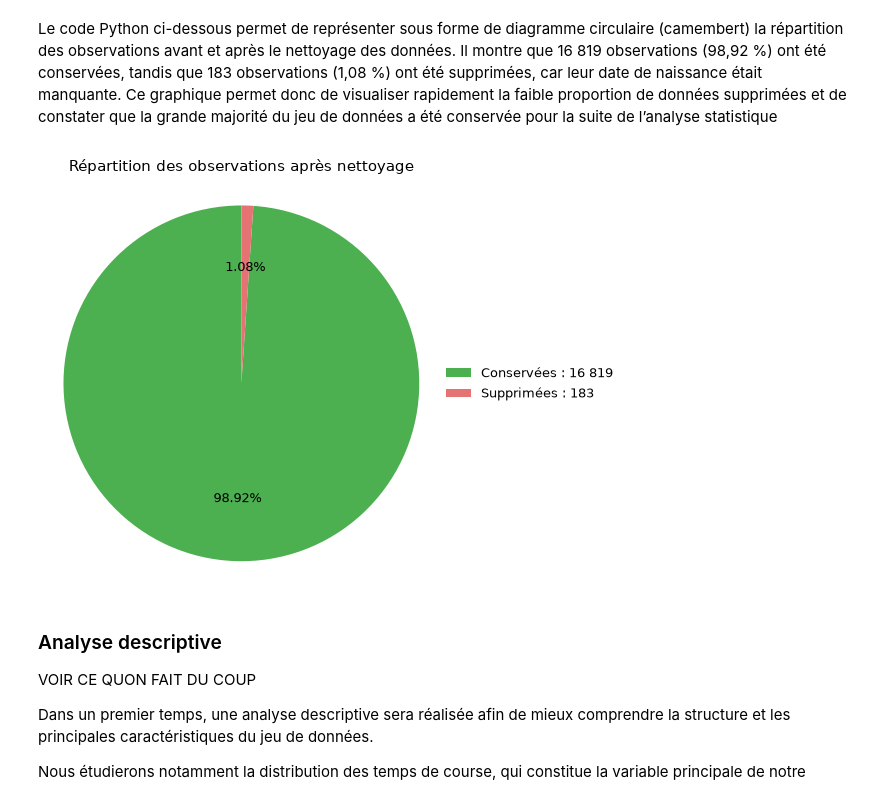
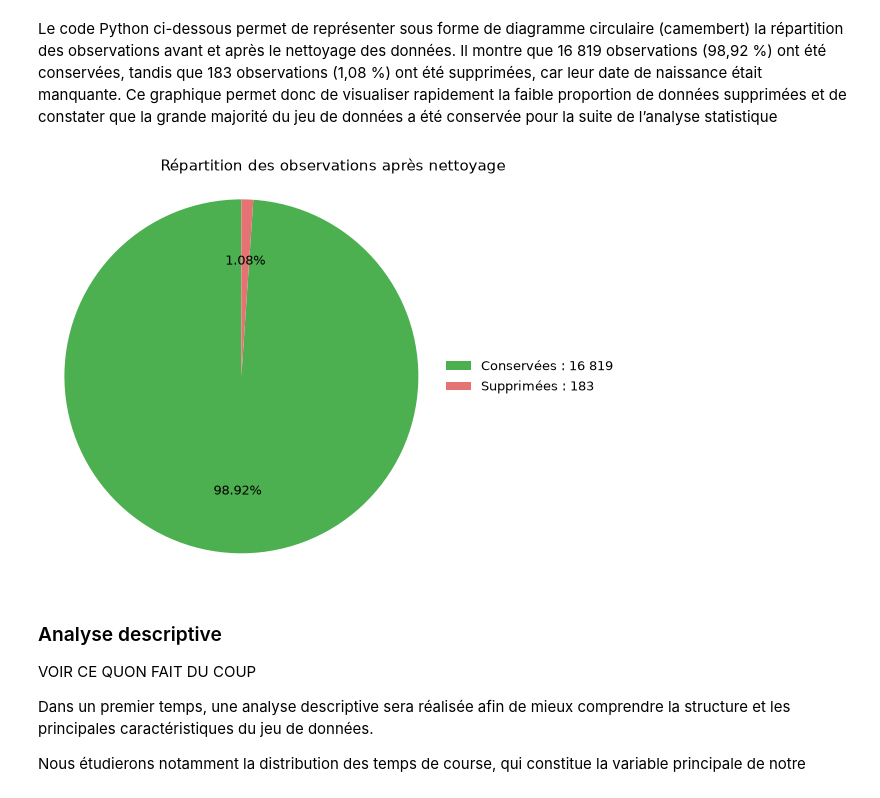
Before and after one commit to maxgotague/MTD_BG, a Jupyter notebook: stats_Marathon.ipynb, the cells around one changed output. Cells and saved outputs as stored; diff of their text form; code cells hidden in the pictures.

```diff
--- a/stats_Marathon.ipynb
+++ b/stats_Marathon.ipynb
@@ -120,37 +121,38 @@ fig, ax = plt.subplots(figsize=(6, 4.5))
 parts, textes, pourcentages = ax.pie(
     valeurs,
     labels=None,
     colors=couleurs,
     autopct="%1.2f%%",
     startangle=90,
     pctdistance=0.65,
     textprops={"fontsize": 9}
 )
 
 ax.legend(
     parts,
     [
         f"Conservées : {observations_apres:,}".replace(",", " "),
         f"Supprimées : {observations_supprimees:,}".replace(",", " ")
     ],
     loc="center left",
     bbox_to_anchor=(1, 0.5),
     fontsize=9,
     frameon=False
 )
 
-ax.set_title(
+fig.suptitle(
     "Répartition des observations après nettoyage",
     fontsize=11,
-    pad=12,
-    loc="center"
+    x=0.5,
+    y=0.95,
+    ha="center"
 )
 
 ax.axis("equal")
 plt.tight_layout()
 plt.show()
 # %% [output]
-[figure, old version]
+[figure, new version]
 # %% [markdown]
 
 ### Analyse descriptive
```
Also changed, not shown: parts of 2 cells of this notebook.
